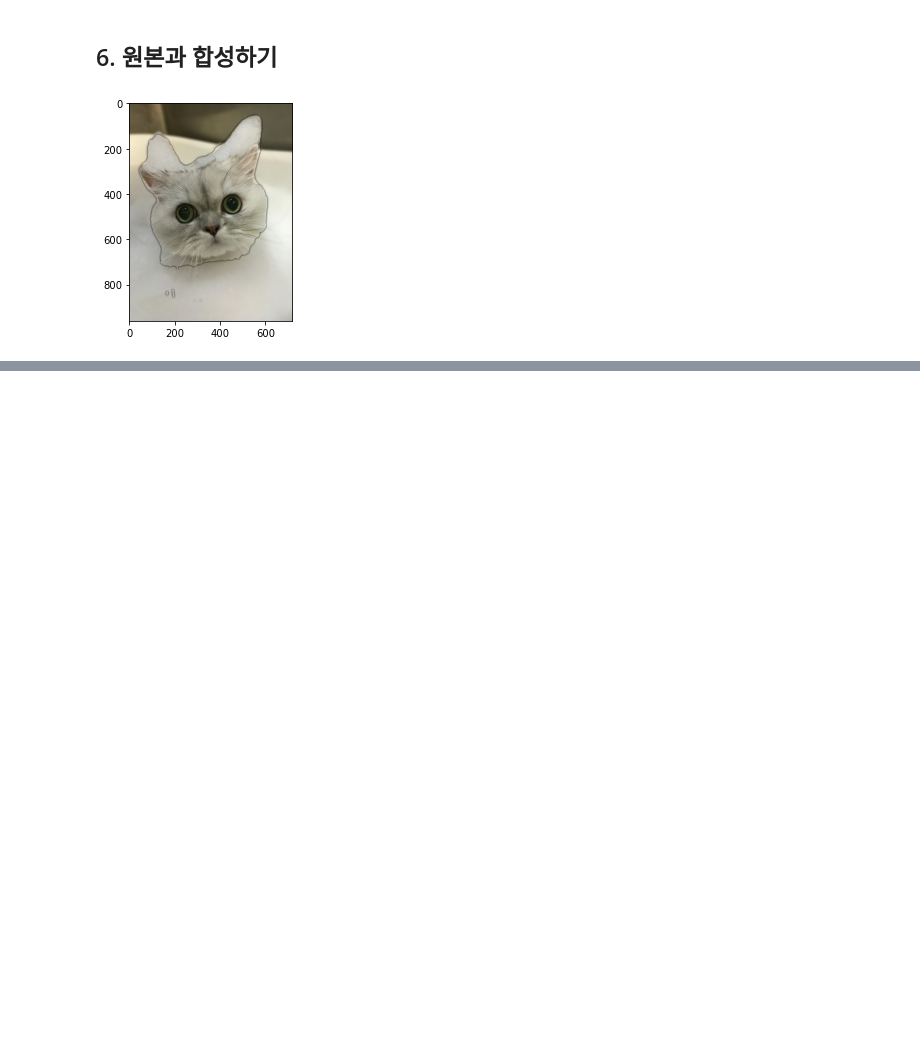
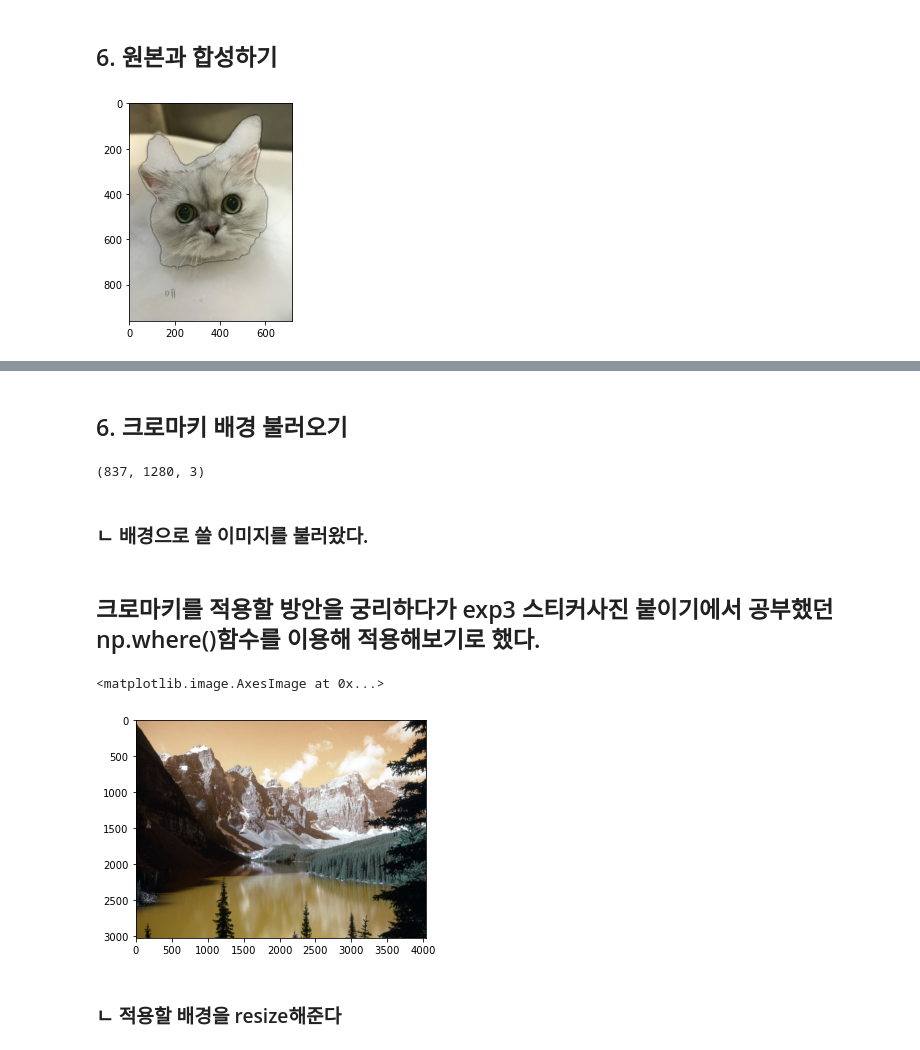
Before and after one commit to jongspark91/AIFFEL, a Jupyter notebook: Exploration_10/human_segmentation.ipynb, the cells around one changed output, grey strips where cells are left out. Saved outputs shown, nothing was run; the diff lists cells and outputs as text; code cells hidden in the pictures; blank space fills up the shorter version.

```diff
--- a/Exploration_10/human_segmentation.ipynb
+++ b/Exploration_10/human_segmentation.ipynb
@@ -321,0 +485,22 @@ plt.show()
+# %% [markdown]
+## 6. 크로마키 배경 불러오기
+# %%
+cm_path = os.getenv('HOME')+'/aiffel/human_segmentation/images/lake_moraine.jpg'  # 본인이 선택한 이미지의 경로에 맞게 바꿔 주세요.
+cm_orig = cv2.imread(cm_path)
+print (cm_orig.shape)
+# %% [output]
+(837, 1280, 3)
+# %% [markdown]
+### ㄴ 배경으로 쓸 이미지를 불러왔다.
+# %% [markdown]
+## 크로마키를 적용할 방안을 궁리하다가 exp3 스티커사진 붙이기에서 공부했던 np.where()함수를 이용해 적용해보기로 했다.
+# %%
+
+
+cm_resize = cv2.resize(cm_orig, dsize=(4032, 3024))
+plt.imshow(cm_resize)
+# %% [output]
+<matplotlib.image.AxesImage at 0x...>
+[figure, added]
+# %% [markdown]
+### ㄴ 적용할 배경을 resize해준다
```
Also changed, not shown: parts of 34 cells of this notebook, 2 other files.
